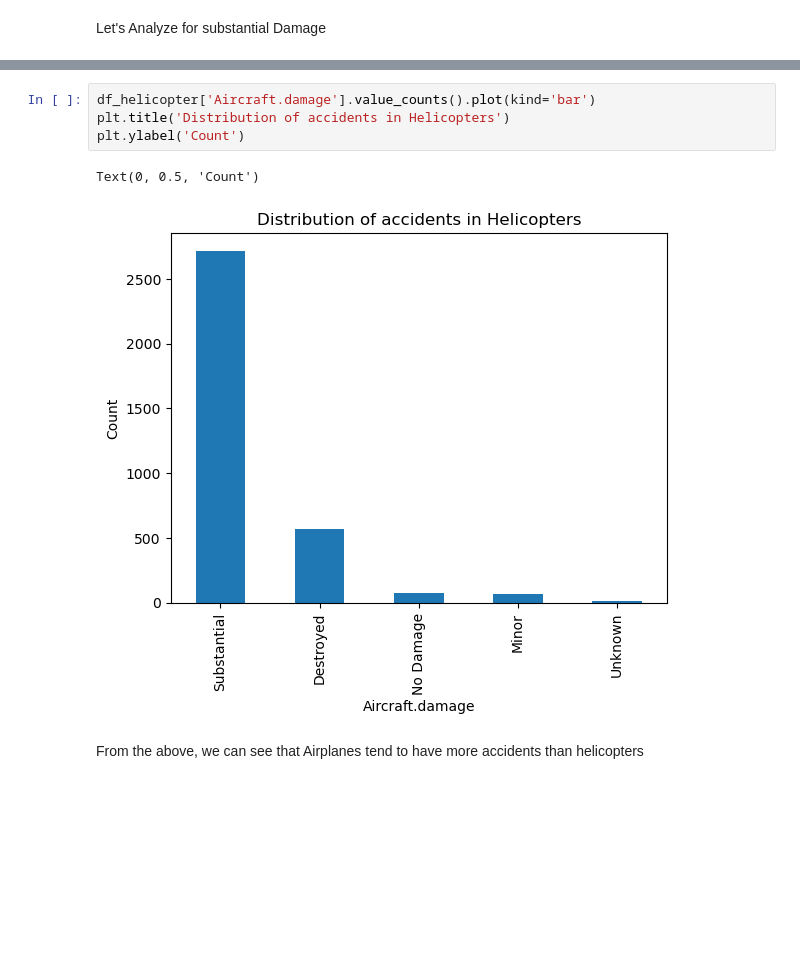
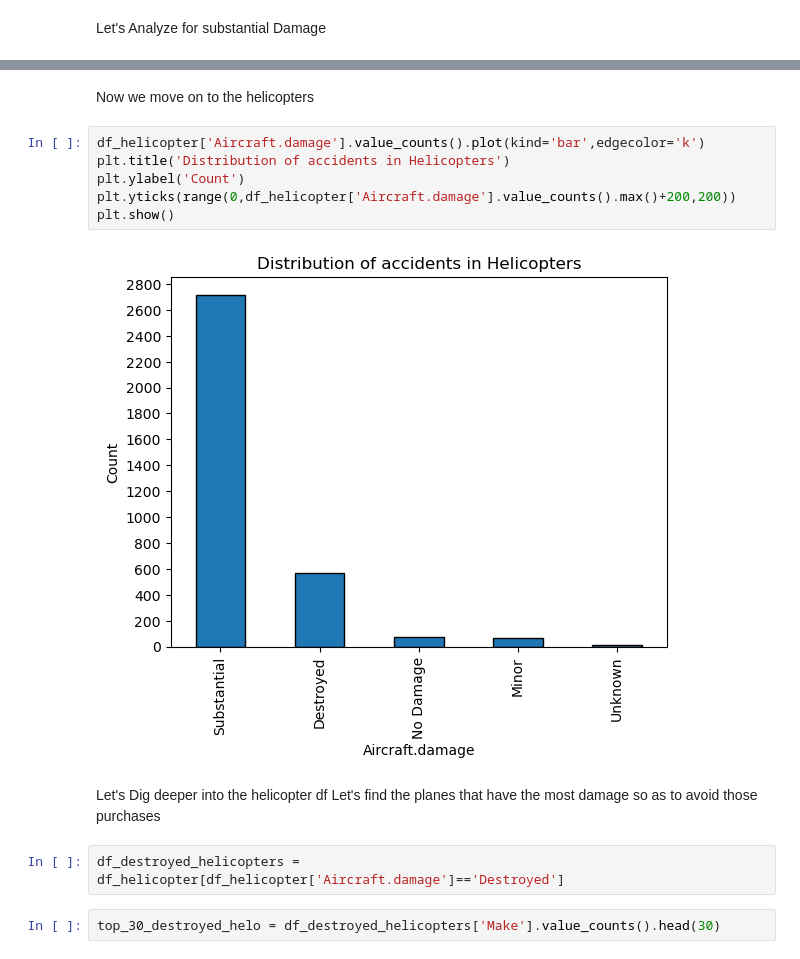
Before and after one commit to kdizz/dsc-phase-1-project-v3, a Jupyter notebook: Daniel Ogando Project.ipynb, the cells around one changed output, grey strips where cells are left out. Saved outputs shown, nothing was run; the diff lists cells and outputs as text; blank space fills up the shorter version.

Commit message:
6th push-ipynb sorted, all plots, complete in ipynb, all data set, pending tableau csv creation- ignore the earlier file.

```diff
--- a/Daniel Ogando Project.ipynb
+++ b/Daniel Ogando Project.ipynb
@@ -544,9 +530,17 @@ plt.yticks(range(0, top_30_substantial.max()+300, 300))
+# %% [markdown]
+Now we move on to the helicopters
 # %%
-df_helicopter['Aircraft.damage'].value_counts().plot(kind='bar')
+df_helicopter['Aircraft.damage'].value_counts().plot(kind='bar',edgecolor='k')
 plt.title('Distribution of accidents in Helicopters')
 plt.ylabel('Count')
+plt.yticks(range(0,df_helicopter['Aircraft.damage'].value_counts().max()+200,200))
+plt.show()
 # %% [output]
-Text(0, 0.5, 'Count')
-[figure, old version]
+[figure, new version]
-# %% [markdown]
-From the above, we can see that Airplanes tend to have more accidents than helicopters
+# %% [markdown]
+Let's Dig deeper into the helicopter df
+Let's find the planes that have the most damage so as to avoid those purchases
+# %%
+df_destroyed_helicopters = df_helicopter[df_helicopter['Aircraft.damage']=='Destroyed']
+# %%
+top_30_destroyed_helo = df_destroyed_helicopters['Make'].value_counts().head(30)
```
Also changed, not shown: parts of 13 cells of this notebook.
